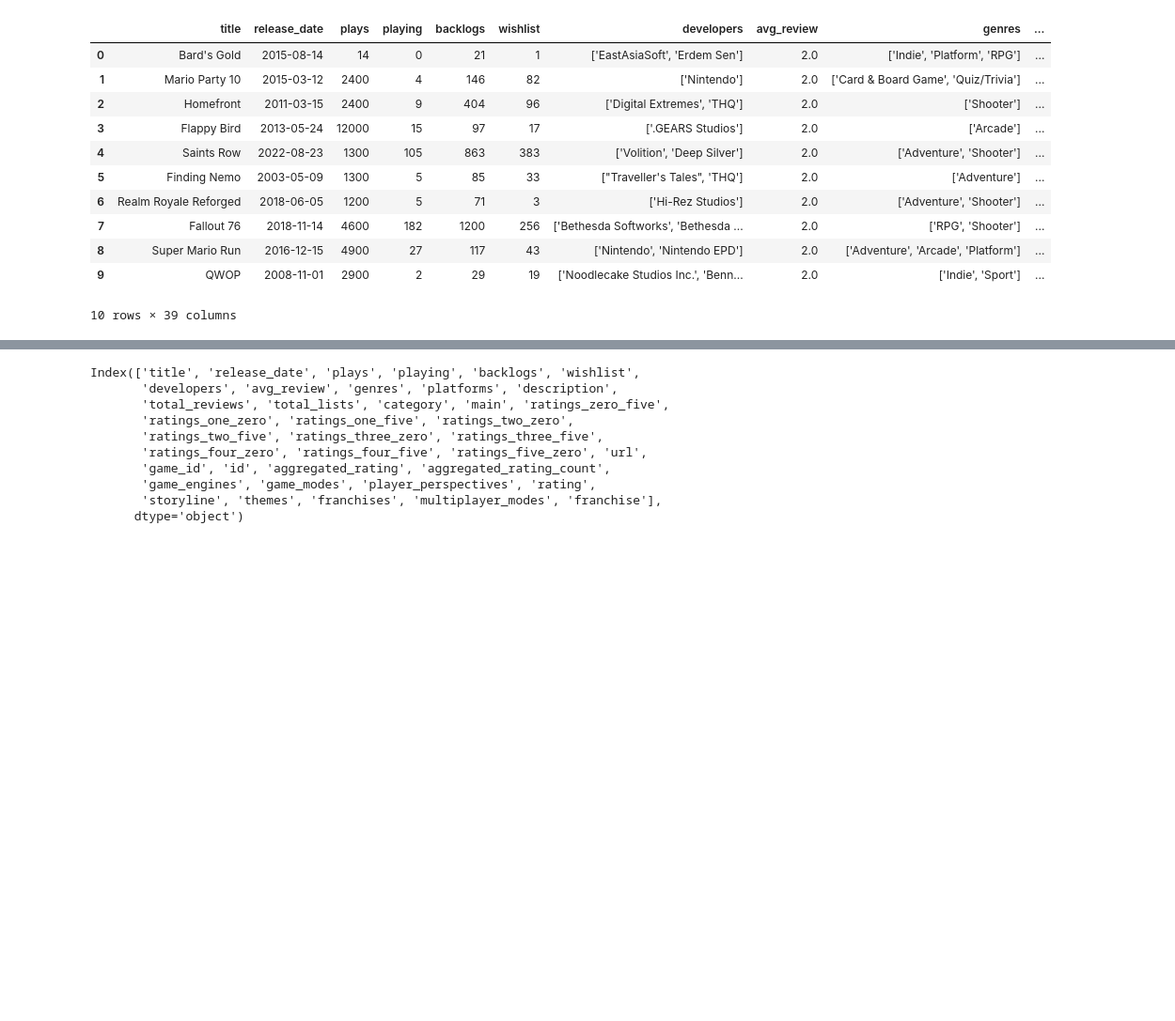
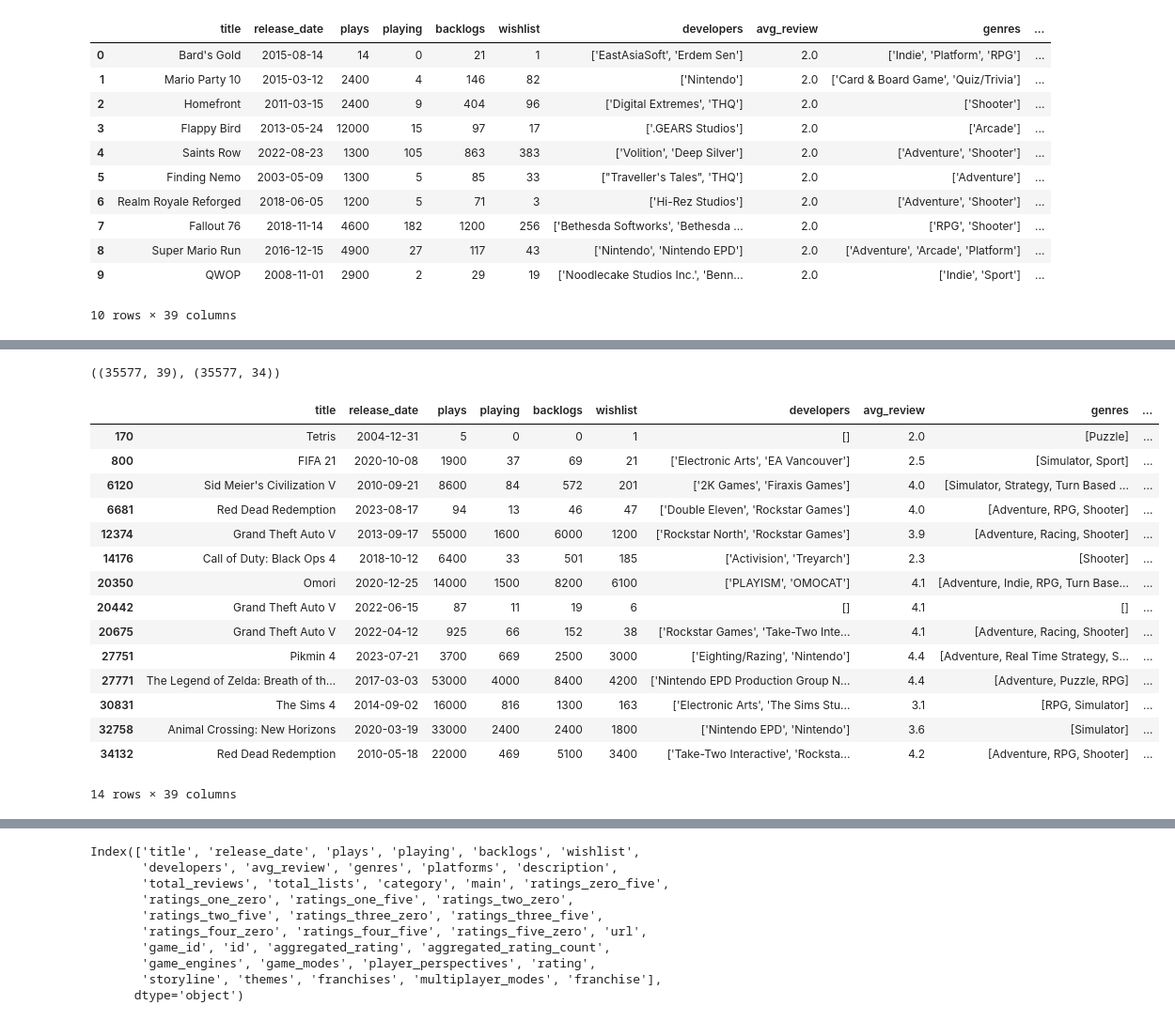
Before and after one commit to Ant-mel/legendary_game_recs, a Jupyter notebook: notebook/2024_test.ipynb, the cells around one changed output, grey strips where cells are left out. Shown at 94% size. Drawn from its saved outputs; the diff is of its cells as text; code cells hidden in the pictures; blank space fills up the shorter version.

```diff
--- a/notebook/2024_test.ipynb
+++ b/notebook/2024_test.ipynb
@@ -454,2 +468,20 @@ all_data.shape
+# %%
+cols_to_remove = ['title', 'release_date', 'plays', 'playing', 'backlogs', 'wishlist',
+       'developers', 'avg_review', 'genres', 'platforms', 'description',
+       'total_reviews', 'total_lists', 'category', 'main', 'ratings_zero_five',
+       'ratings_one_zero', 'ratings_one_five', 'ratings_two_zero',
+       'ratings_two_five', 'ratings_three_zero', 'ratings_three_five',
+       'ratings_four_zero', 'ratings_four_five', 'ratings_five_zero', 'url',
+       'game_id', 'id', 'aggregated_rating', 'aggregated_rating_count',
+       'game_engines', 'game_modes', 'player_perspectives', 'rating',
+       'storyline', 'themes', 'franchises', 'multiplayer_modes', 'franchise']
+
+cols_to_keep = ['avg_review', 'genres', 'description',
+       'total_lists', 'player_perspectives', 'game_modes']
+
+num_cols_to_keep = ['avg_review', 'total_lists']
+
+cat_cols_to_keep = ['genres', 'player_perspectives', 'game_modes']
 # %%
-released_games, upcoming_games = process_raw_data(all_data, 2024, 1, 26)
+released_games, upcoming_games = process_raw_data(all_data, 2024, 1, 26, cat_cols_to_keep)
+all_games_processed = pd.concat([released_games, upcoming_games])
@@ -472,0 +525,36 @@ all_games_processed
+# %%
+all_games_processed.reset_index(drop=True, inplace=True)
+baseline_data.reset_index(drop=True, inplace=True)
+# %%
+all_games_processed.shape, baseline_data.shape
+# %% [output]
+((35577, 39), (35577, 34))
+# %%
+all_games_processed[(all_games_processed['title'] == 'Call of Duty: Black Ops 4')
+               | (all_games_processed['title'] == 'The Legend of Zelda: Breath of the Wild')
+              | (all_games_processed['title'] == 'Omori')
+              | (all_games_processed['title'] == 'FIFA 21')
+              | (all_games_processed['title'] == 'Tetris')
+              | (all_games_processed['title'] == 'Sid Meier\'s Civilization V')
+              | (all_games_processed['title'] == 'Red Dead Redemption')
+              | (all_games_processed['title'] == 'Grand Theft Auto V')
+                 | (all_games_processed['title'] == 'Pikmin 4')
+              | (all_games_processed['title'] == 'The Sims 4')
+              | (all_games_processed['title'] == 'Animal Crossing: New Horizons')]
+# %% [output]
+|  | title | release_date | plays | playing | backlogs | wishlist | developers | avg_review | genres | ... |
+| 170 | Tetris | 2004-12-31 | 5 | 0 | 0 | 1 | [] | 2.0 | [Puzzle] | ... |
+| 800 | FIFA 21 | 2020-10-08 | 1900 | 37 | 69 | 21 | ['Electronic Arts', 'EA Vancouver'] | 2.5 | [Simulator, Sport] | ... |
+| 6120 | Sid Meier's Civilization V | 2010-09-21 | 8600 | 84 | 572 | 201 | ['2K Games', 'Firaxis Games'] | 4.0 | [Simulator, Strategy, Turn Based ... | ... |
+| 6681 | Red Dead Redemption | 2023-08-17 | 94 | 13 | 46 | 47 | ['Double Eleven', 'Rockstar Games'] | 4.0 | [Adventure, RPG, Shooter] | ... |
+| 12374 | Grand Theft Auto V | 2013-09-17 | 55000 | 1600 | 6000 | 1200 | ['Rockstar North', 'Rockstar Games'] | 3.9 | [Adventure, Racing, Shooter] | ... |
+| 14176 | Call of Duty: Black Ops 4 | 2018-10-12 | 6400 | 33 | 501 | 185 | ['Activision', 'Treyarch'] | 2.3 | [Shooter] | ... |
+| 20350 | Omori | 2020-12-25 | 14000 | 1500 | 8200 | 6100 | ['PLAYISM', 'OMOCAT'] | 4.1 | [Adventure, Indie, RPG, Turn Base... | ... |
+| 20442 | Grand Theft Auto V | 2022-06-15 | 87 | 11 | 19 | 6 | [] | 4.1 | [] | ... |
+| 20675 | Grand Theft Auto V | 2022-04-12 | 925 | 66 | 152 | 38 | ['Rockstar Games', 'Take-Two Inte... | 4.1 | [Adventure, Racing, Shooter] | ... |
+| 27751 | Pikmin 4 | 2023-07-21 | 3700 | 669 | 2500 | 3000 | ['Eighting/Razing', 'Nintendo'] | 4.4 | [Adventure, Real Time Strategy, S... | ... |
+| 27771 | The Legend of Zelda: Breath of th... | 2017-03-03 | 53000 | 4000 | 8400 | 4200 | ['Nintendo EPD Production Group N... | 4.4 | [Adventure, Puzzle, RPG] | ... |
+| 30831 | The Sims 4 | 2014-09-02 | 16000 | 816 | 1300 | 163 | ['Electronic Arts', 'The Sims Stu... | 3.1 | [RPG, Simulator] | ... |
+| 32758 | Animal Crossing: New Horizons | 2020-03-19 | 33000 | 2400 | 2400 | 1800 | ['Nintendo EPD', 'Nintendo'] | 3.6 | [Simulator] | ... |
+| 34132 | Red Dead Redemption | 2010-05-18 | 22000 | 469 | 5100 | 3400 | ['Take-Two Interactive', 'Rocksta... | 4.2 | [Adventure, RPG, Shooter] | ... |
+14 rows × 39 columns
```
Also changed, not shown: parts of 26 cells of this notebook, 5 other files.
